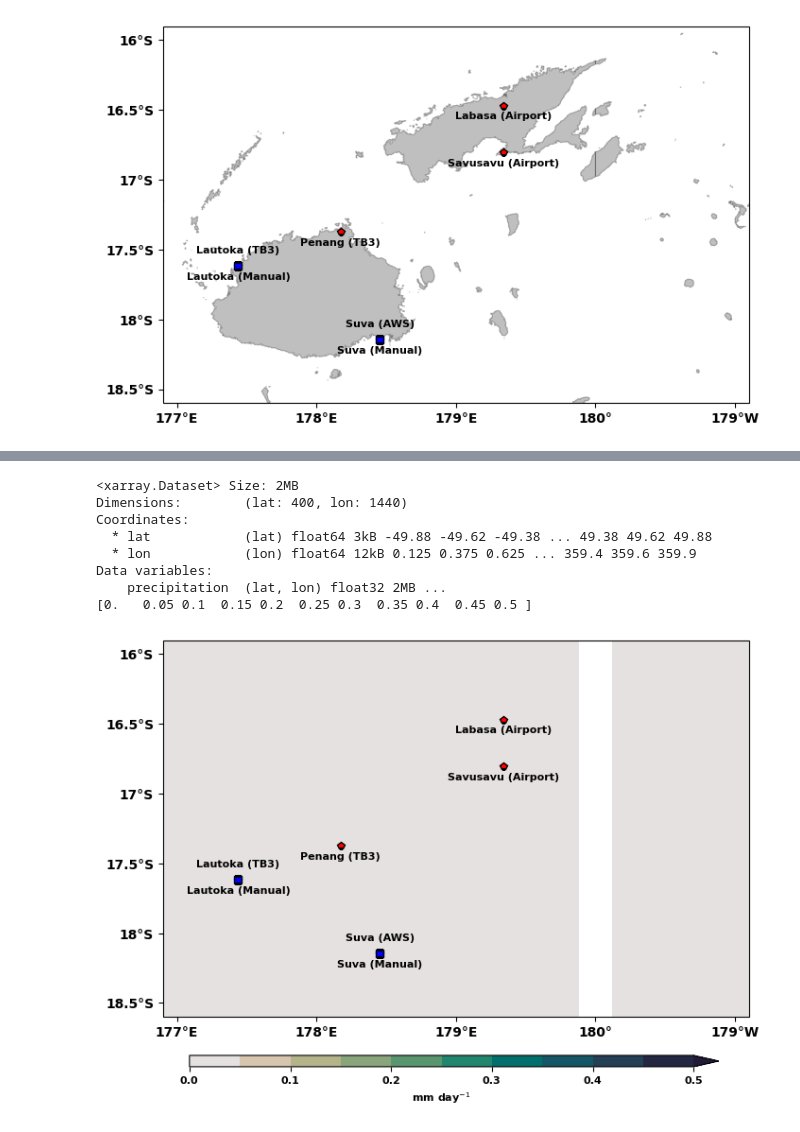
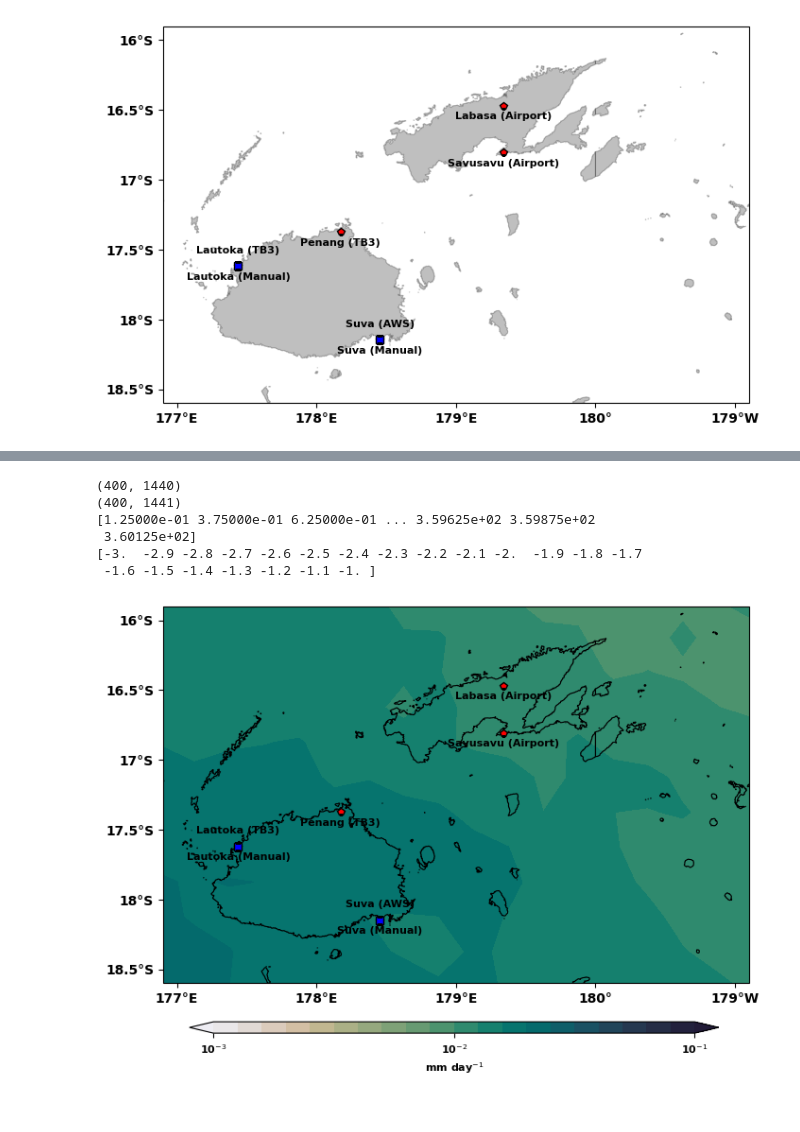
Before and after one commit to 21centuryweather/hk25-AusNode-ExtremePrecipitation, a Jupyter notebook: Data/Stations/Fiji_Meteorological_Service/Fiji_stations_process_AC.ipynb, the cells around one changed output, grey strips where cells are left out. Cells and saved outputs as stored; diff of their text form; code cells hidden in the pictures.

Commit message:
Added plot for TRMM daily mean rainfall over Fiji

```diff
--- a/Data/Stations/Fiji_Meteorological_Service/Fiji_stations_process_AC.ipynb
+++ b/Data/Stations/Fiji_Meteorological_Service/Fiji_stations_process_AC.ipynb
@@ -166,12 +166,23 @@ Data variables:
 
 #Plot map of Fiji with location of stations and precipitation climatology from 3 hourly TRMM data
 trmm_mean_daily = xr.open_dataset(data_path + 'TRMM_mean_daily_1998-2019.nc')
-print(trmm_mean_daily)
+cyclic_trmm, cyclic_lon = add_cyclic_point(trmm_mean_daily.precipitation, coord=trmm_mean_daily.lon, axis=1)
+print(trmm_mean_daily.precipitation.shape)
+print(cyclic_trmm.shape)
+print(cyclic_lon)
 
-vmn = 0
-vmx = 0.5
-intvl = 0.05
-lvl =  (np.arange(vmn,vmx+(intvl*1),intvl*1))
+#vmn = 0
+#vmx = 0.5
+#intvl = 0.05
+#lvl =  (np.arange(vmn,vmx+(intvl*1),intvl*1))
+
+scale = 1 #1000
+vmn = np.log10(0.001*scale)
+vmx = np.log10(0.1*scale)
+tcks = np.arange(-3,0,1)
+intvl = 1*scale
+lvl =  (np.arange(vmn,vmx+(intvl*0.1),intvl*0.1))
+
 print(lvl)
 colormap = cmo.rain
 
@@ -192,9 +203,9 @@ ax.set_aspect(1)  # Set aspect ratio
 #ax.add_feature(cfeature.COASTLINE.with_scale('10m'))
 #ax.add_feature(cfeature.LAND, color='none', zorder=0, linewidth=1, edgecolor='black', alpha=0.25)
 #ax.coastlines(resolution='50m', linewidth=0.5, color='black')
-ax.add_feature(cfeature.GSHHSFeature(scale="full"), color='none', zorder=2, linewidth=0.8, edgecolor='black', alpha=1)
+ax.add_feature(cfeature.GSHHSFeature(scale="full"), facecolor='none', zorder=1, linewidth=0.8, edgecolor='black', alpha=1)
 # Add TRMM data
-plt_cn = ax.contourf(trmm_mean_daily['lon'] - 180,trmm_mean_daily['lat'],(trmm_mean_daily['precipitation']),extend='max',cmap=colormap, levels=lvl, vmin=vmn, vmax=vmx, zorder=1, transform=ccrs.PlateCarree())
+plt_cn = ax.contourf(cyclic_lon - 180,trmm_mean_daily['lat'],np.log10(cyclic_trmm),extend='both',cmap=colormap, levels=lvl, vmin=vmn, vmax=vmx, zorder=0, transform=ccrs.PlateCarree())
 
 for i in range(len(lon_array)):
     # Plot points
@@ -212,42 +223,40 @@ for i in range(len(lon_array)):
 
 # Customize tick labels and limits
 ax.set_xlim([176.9-180, 181.1-180])
 ax.set_ylim([-18.6, -15.9])
 ax.set_xticks(np.arange(177-180, 182-180, 1.0))
 ax.set_yticks(np.arange(-18.5, -15.5, 0.5))
 ax.tick_params(axis='x', labelsize=10)
 ax.tick_params(axis='y', labelsize=10)
 ax.set_xticklabels(ax.get_xticks(), fontproperties=tick_font)
 ax.set_yticklabels(ax.get_yticks(), fontproperties=tick_font)
 
 # Format longitude and latitude labels
 ax.xaxis.set_major_formatter(cticker.LongitudeFormatter())
 ax.yaxis.set_major_formatter(cticker.LatitudeFormatter())
 
 #Colorbar for TRMM clim
 cbar_ax = fig.add_axes([0.16, 0.18, 0.70, 0.015])
-cbar = fig.colorbar(plt_cn, cax=cbar_ax, orientation='horizontal', label= 'mm day$^{-1}$', shrink=0.8)
-cbar.set_ticks(np.arange(0,0.6,0.1))
+cbar = fig.colorbar(plt_cn, cax=cbar_ax, orientation='horizontal', label= 'mm day$^{-1}$', ticks=tcks, shrink=0.8)
+#cbar.set_ticks(np.arange(0,0.6,0.1))
+cbar.ax.set_xticklabels(['10$^{-3}$', '10$^{-2}$', '10$^{-1}$'])
 cbar.ax.tick_params(labelsize=10)  # Adjust fontsize for colorbar tick labels
 cbar.ax.xaxis.label.set_size(10)   # Adjust fontsize for colorbar label
 #cbar.set_label('m $s^{-1}$')
 
 for label in cbar_ax.get_xticklabels():
             label.set_fontsize(8)
             label.set_fontweight('bold')
 cbar_ax.xaxis.label.set_size(8)
 cbar_ax.xaxis.label.set_fontweight('bold')
 
-
 plt.savefig(data_path + 'Fiji_station_locations_TRMM_daily_mean.jpg', dpi=600, bbox_inches='tight', pad_inches=0.0)
 plt.savefig(data_path + 'Fiji_station_locations_TRMM_daily_mean.pdf', format='pdf', bbox_inches='tight', pad_inches=0.0)
 # %% [output]
-<xarray.Dataset> Size: 2MB
-Dimensions:        (lat: 400, lon: 1440)
-Coordinates:
-  * lat            (lat) float64 3kB -49.88 -49.62 -49.38 ... 49.38 49.62 49.88
-  * lon            (lon) float64 12kB 0.125 0.375 0.625 ... 359.4 359.6 359.9
-Data variables:
-    precipitation  (lat, lon) float32 2MB ...
-[0.   0.05 0.1  0.15 0.2  0.25 0.3  0.35 0.4  0.45 0.5 ]
+(400, 1440)
+(400, 1441)
+[1.25000e-01 3.75000e-01 6.25000e-01 ... 3.59625e+02 3.59875e+02
+ 3.60125e+02]
+[-3.  -2.9 -2.8 -2.7 -2.6 -2.5 -2.4 -2.3 -2.2 -2.1 -2.  -1.9 -1.8 -1.7
+ -1.6 -1.5 -1.4 -1.3 -1.2 -1.1 -1. ]
-[figure, old version]
+[figure, new version]
```
Also changed, not shown: 3 other files.
